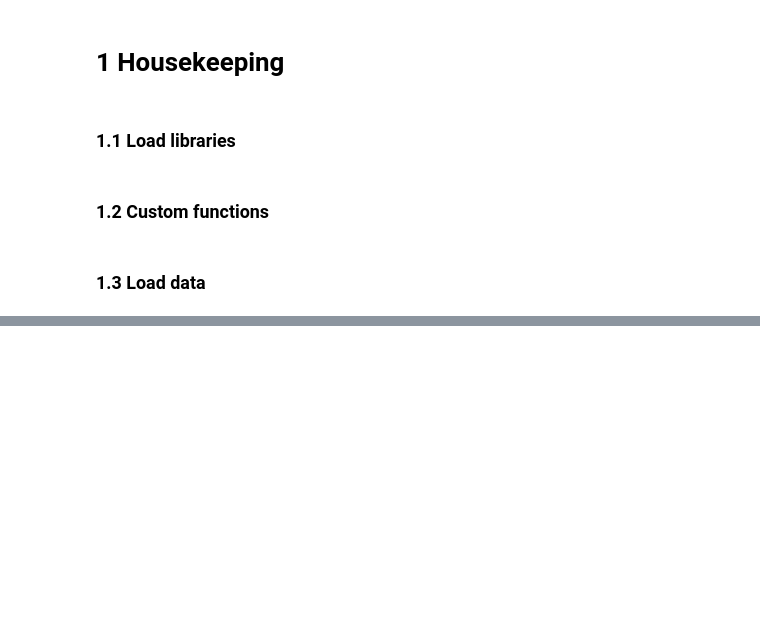
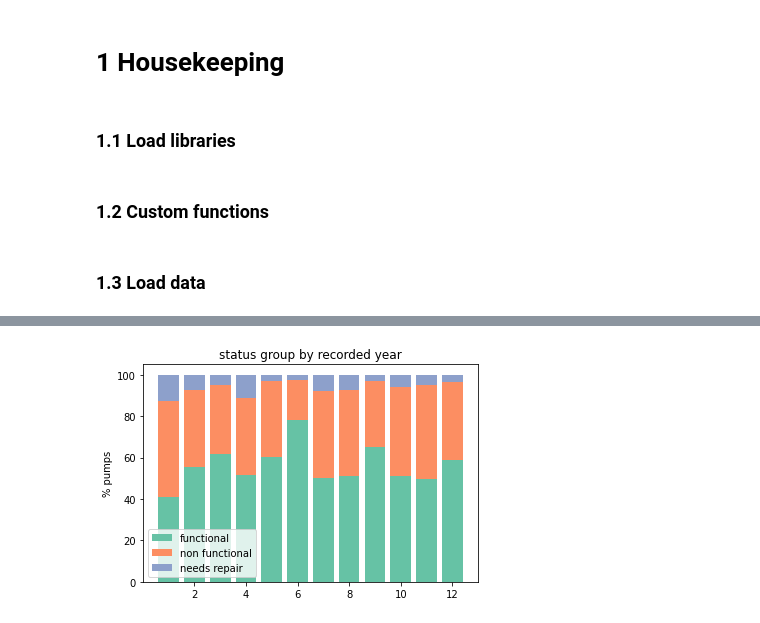
Before and after one commit to BrendaLoznik/waterpumps, a Jupyter notebook: EDA.ipynb, the cells around one changed output, grey strips where cells are left out. Drawn from its saved outputs; the diff is of its cells as text; code cells hidden in the pictures; blank space fills up the shorter version.

```diff
--- a/EDA.ipynb
+++ b/EDA.ipynb
@@ -265,0 +453,8 @@ def duplicate_checker(df):
+# %%
+#create 'recorded_year' feature
+temp = train.copy()
+temp['recorded_month'] = pd.DatetimeIndex(temp ['date_recorded']).month
+
+#check the distribution of 'status_group' for the 'recorded_month' feature
+recorded = distribution_checker(temp ,'recorded_month')
+recorded
@@ -265,0 +475,13 @@ def duplicate_checker(df):
+# %%
+#plot status group by 'recorded_month'
+fig, ax = plt.subplots()
+labels = temp['recorded_month'].sort_values().unique()
+ax.bar(labels, recorded['perc_functional'], label = 'functional' ,  color = '#66c2a5')
+ax.bar (labels, recorded['perc_non_functional'], label = 'non functional', bottom = recorded['perc_functional'] , color = '#fc8e62')
+ax.bar(labels, recorded['perc_functional_needs_repair'], label = 'needs repair', bottom = recorded['perc_functional'] + recorded['perc_non_functional'], color = '#8da0cb')
+ax.set_title('status group by recorded year')
+ax.set_ylabel('% pumps')
+plt.legend()
+plt.show()
+# %% [output]
+[figure, added]
```
Also changed, not shown: parts of 41 cells of this notebook.
